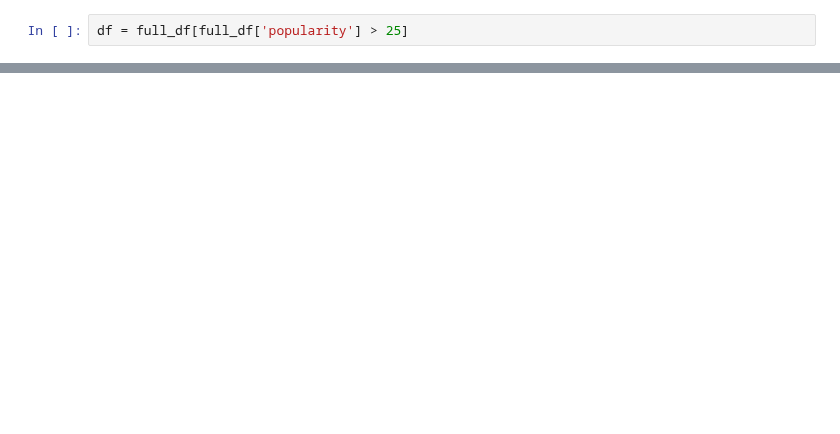
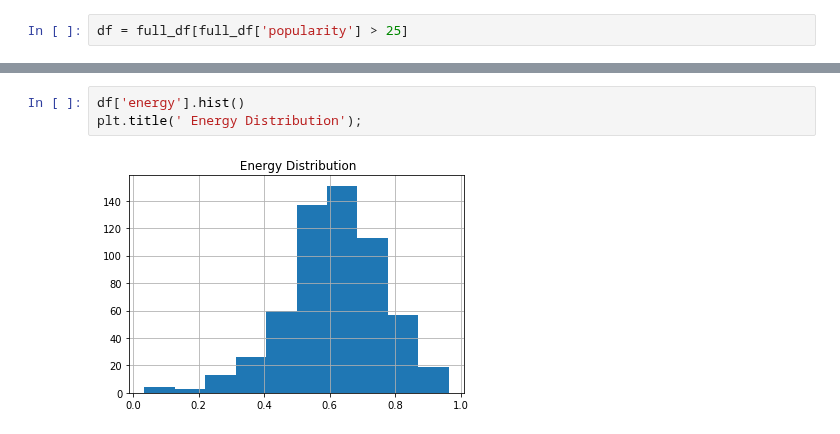
Before and after one commit to ipatel467/Spotify-Project, a Jupyter notebook: Spotify.ipynb, the cells around one changed output, grey strips where cells are left out. Drawn from its saved outputs; the diff is of its cells as text; blank space fills up the shorter version.

```diff
--- a/Spotify.ipynb
+++ b/Spotify.ipynb
@@ -297,0 +327,5 @@ df.head()
+# %%
+df['energy'].hist()
+plt.title(' Energy Distribution');
+# %% [output]
+[figure, added]
```
Also changed, not shown: parts of 20 cells of this notebook.
